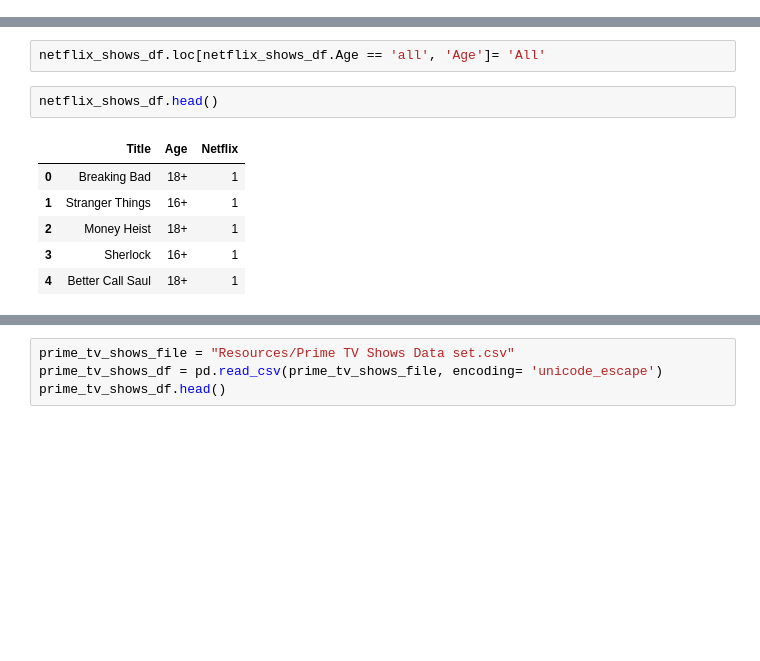
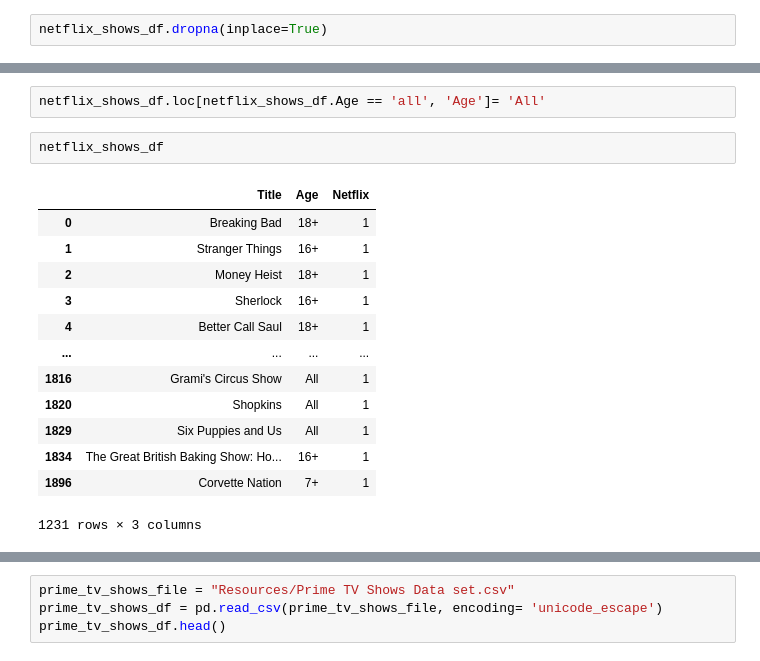
Before and after one commit to sjuarez382/ETL_Group_12_Project, a Jupyter notebook: streaming_data.ipynb, the cells around one changed output, grey strips where cells are left out. Saved outputs shown, nothing was run; the diff lists cells and outputs as text; blank space fills up the shorter version.

```diff
--- a/streaming_data.ipynb
+++ b/streaming_data.ipynb
@@ -24,3 +24,5 @@ netflix_shows_df.head()
 | 4 | Better Call Saul | 18+ | 1 |
 # %%
 netflix_shows_df = netflix_shows_df[netflix_shows_df.Netflix != 0]
+# %%
+netflix_shows_df.dropna(inplace=True)
@@ -27,12 +45,19 @@ netflix_shows_df = netflix_shows_df[netflix_shows_df.Netflix != 0]
 # %%
 netflix_shows_df.loc[netflix_shows_df.Age == 'all', 'Age']= 'All'
 # %%
-netflix_shows_df.head()
+netflix_shows_df
 # %% [output]
 |  | Title | Age | Netflix |
 | 0 | Breaking Bad | 18+ | 1 |
 | 1 | Stranger Things | 16+ | 1 |
 | 2 | Money Heist | 18+ | 1 |
 | 3 | Sherlock | 16+ | 1 |
 | 4 | Better Call Saul | 18+ | 1 |
+| ... | ... | ... | ... |
+| 1816 | Grami's Circus Show | All | 1 |
+| 1820 | Shopkins | All | 1 |
+| 1829 | Six Puppies and Us | All | 1 |
+| 1834 | The Great British Baking Show: Ho... | 16+ | 1 |
+| 1896 | Corvette Nation | 7+ | 1 |
+1231 rows × 3 columns
 # %%
```
Also changed, not shown: parts of 15 cells of this notebook, 1 other file.
